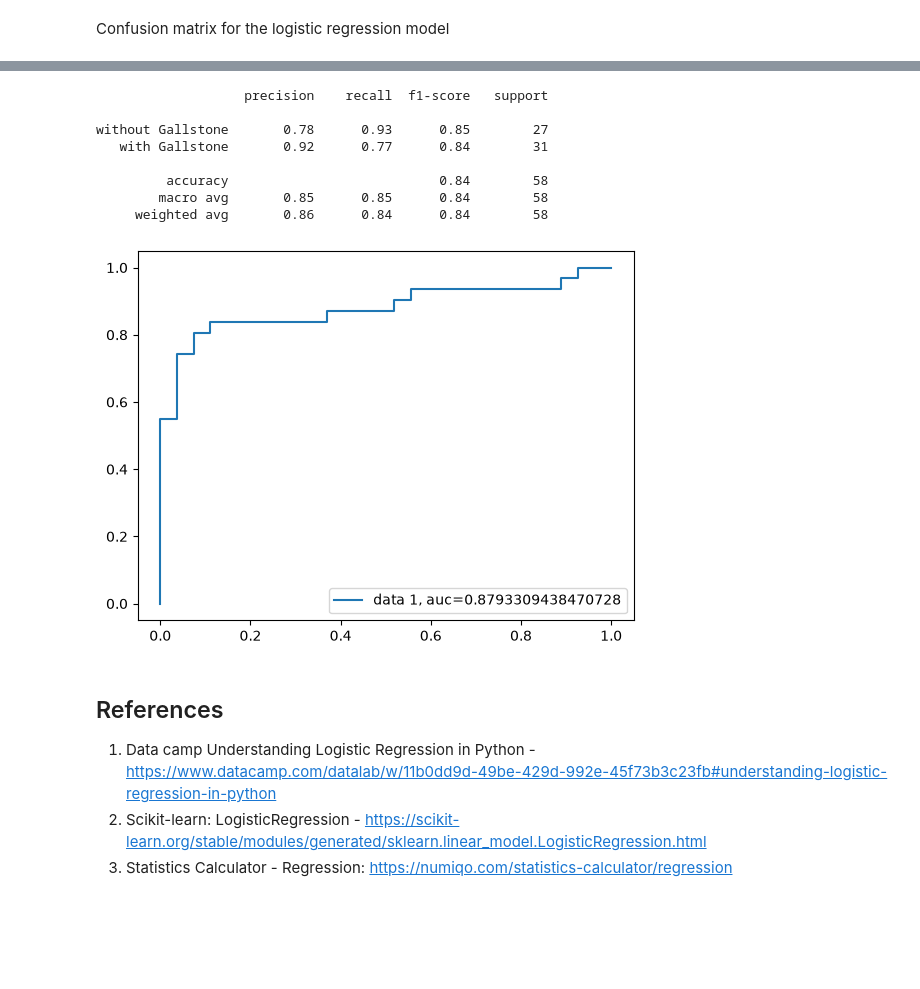
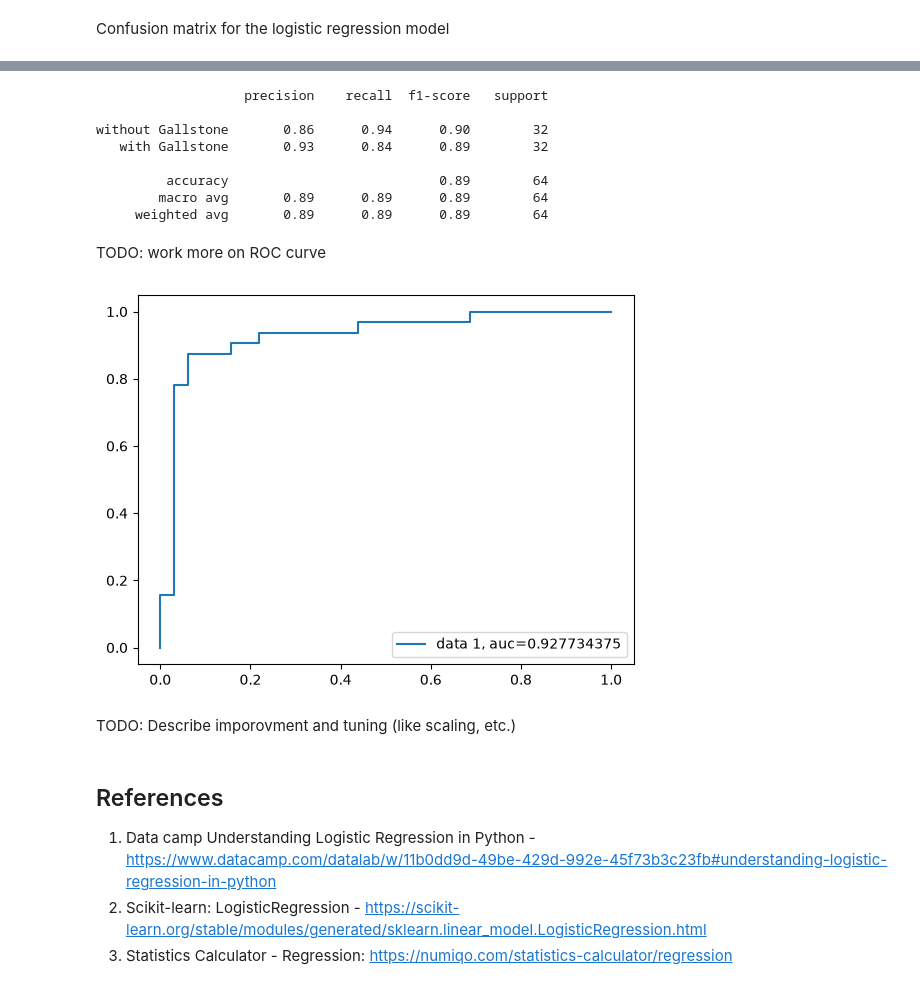
Before and after one commit to aaamainorg/dat540-group1, a Jupyter notebook: logistic_regression.ipynb, the cells around one changed output, grey strips where cells are left out. Drawn from its saved outputs; the diff is of its cells as text; code cells hidden in the pictures; blank space fills up the shorter version.

```diff
--- a/logistic_regression.ipynb
+++ b/logistic_regression.ipynb
@@ -98,8 +100,8 @@ PREFERED_FEATURES_13=[
 ]
 
 
-RANDOM_STATE = None   # one seed for every random operation -> reproducible results
+RANDOM_STATE = 14   # one seed for every random operation -> reproducible results
 TEST_SIZE = 0.20    # 20 % held out, never touched until the final evaluation
-MAX_ITERATIONS = 10000 # maximum number of iterations for the logistic regression solver
+MAX_ITERATIONS = 1000 # maximum number of iterations for the logistic regression solver
 CV_SPLITS = 5       # folds per cross-validation round
 CV_REPEATS = 10
@@ -136,29 +181,36 @@ Name: count, dtype: int64
 Use `Gallstone Status` as the binary target variable. Use every other column in `dataset_df` as a predictor, excluding the target to prevent data leakage.
 # %%
 target = TARGET
-prefered_features = PREFERED_FEATURES
+features = PREFERED_FEATURES
+features = PREFERED_FEATURES_13
 
 all_features = dataset_df.columns.tolist()
 
 y = dataset_df[target].astype(int)
 
-X = dataset_df[prefered_features]
+X = dataset_df[features]
 
 # All features except the target
 #X = dataset_df[all_features].drop(columns=[target])
 
 
-X_train, X_test, y_train, y_test = train_test_split(X, y, test_size=TEST_SIZE, random_state=RANDOM_STATE)
+X_train, X_test, y_train, y_test = train_test_split(X, y, test_size=TEST_SIZE, stratify=y, random_state=RANDOM_STATE)   # splitting into training and testing sets
 
-logreg = LogisticRegression(max_iter=MAX_ITERATIONS, random_state=RANDOM_STATE)
-logreg.fit(X_train, y_train)
-score = logreg.score(X_test, y_test)
+scaled_logreg_model = make_pipeline( #making pipeline for scaled logistic regression
+    StandardScaler(), # scaling the features before applying logistic regression
+    LogisticRegression(max_iter=MAX_ITERATIONS, random_state=RANDOM_STATE),
+)
+scaled_logreg_model.fit(X_train, y_train) # using the scaled logistic regression model above to fit the training data and testing data
 
-y_pred = logreg.predict(X_test)
+scaled_logreg_score = scaled_logreg_model.score(X_test, y_test) # evaluating the scaled logistic regression model on the test data
+y_pred_scaled_logreg_model = scaled_logreg_model.predict(X_test) # making predictions with the scaled logistic regression model
 
-print("Logistic Regression Score:", score)
-print("Logistic Regression prediction:", y_pred)
+print("Scaled Logistic Regression Score:", scaled_logreg_score)
+print("Scaled Logistic Regression prediction:", y_pred_scaled_logreg_model)
 
-# 0.765625 7 feature data
-# 0.8125   13 feature data
+# 0.765625 7 feature data for random_state = 42
+# 0.8125   13 feature data for random_state = 42
+
+# 0.875 7 feature data for random_state = 14 Now with correct scaling and preprocessing
+# 0.890625   13 feature data for random_state = 14 Now with correct scaling and preprocessing
 # %% [output]
@@ -194,24 +246,28 @@ Text(0.5, 427.9555555555555, 'Predicted label')
 # %%
 target_names = ['without Gallstone', 'with Gallstone']
-print(classification_report(y_test, y_pred, target_names=target_names))
+print(classification_report(y_test, y_pred_scaled_logreg_model, target_names=target_names))
 # %% [output]
                    precision    recall  f1-score   support
 
-without Gallstone       0.78      0.93      0.85        27
-   with Gallstone       0.92      0.77      0.84        31
+without Gallstone       0.86      0.94      0.90        32
+   with Gallstone       0.93      0.84      0.89        32
 
-         accuracy                           0.84        58
-        macro avg       0.85      0.85      0.84        58
-     weighted avg       0.86      0.84      0.84        58
+         accuracy                           0.89        64
+        macro avg       0.89      0.89      0.89        64
+     weighted avg       0.89      0.89      0.89        64
+# %% [markdown]
+TODO: work more on ROC curve
 # %%
-y_pred_proba = logreg.predict_proba(X_test)[::,1]
+y_pred_proba = scaled_logreg_model.predict_proba(X_test)[::,1]
 fpr, tpr, _ = metrics.roc_curve(y_test,  y_pred_proba)
 auc = metrics.roc_auc_score(y_test, y_pred_proba)
 plt.plot(fpr,tpr,label="data 1, auc="+str(auc))
 plt.legend(loc=4)
 plt.show()
 # %% [output]
-[figure, old version]
+[figure, new version]
+# %% [markdown]
+TODO: Describe imporovment and tuning (like scaling, etc.)
 # %% [markdown]
 ## References
 
```
Also changed, not shown: parts of 7 cells of this notebook.
